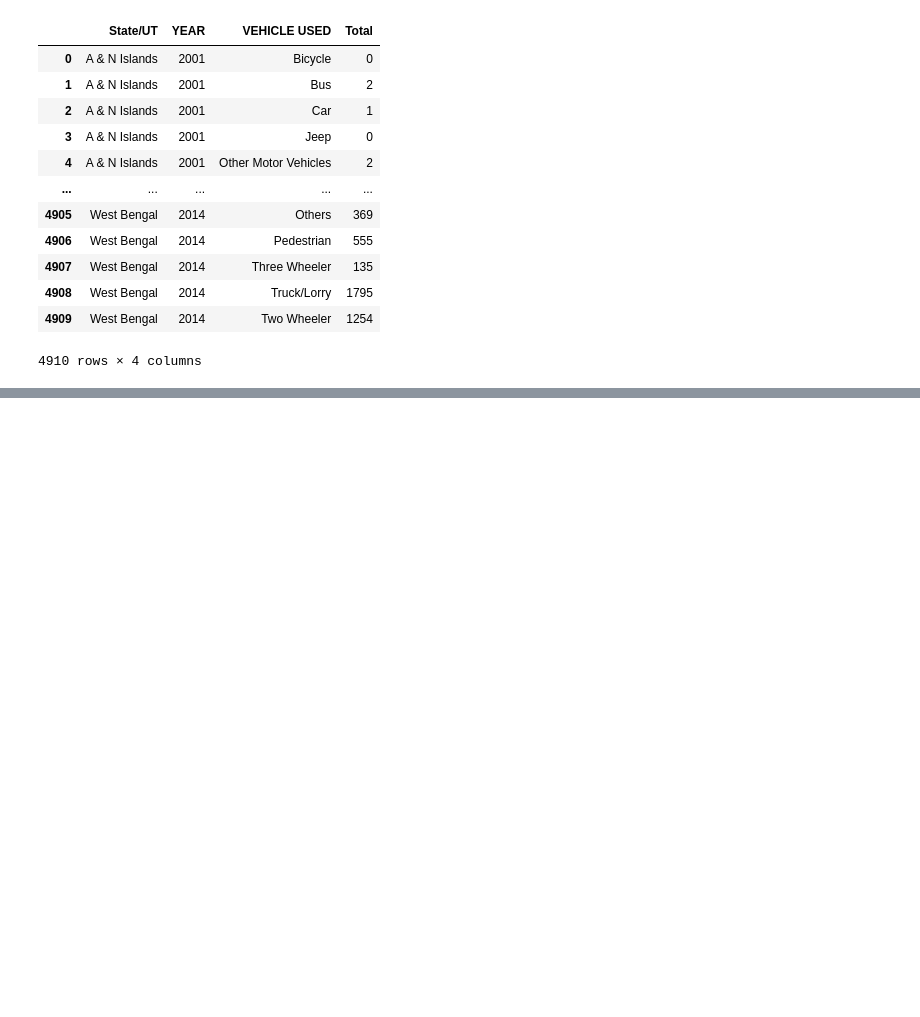
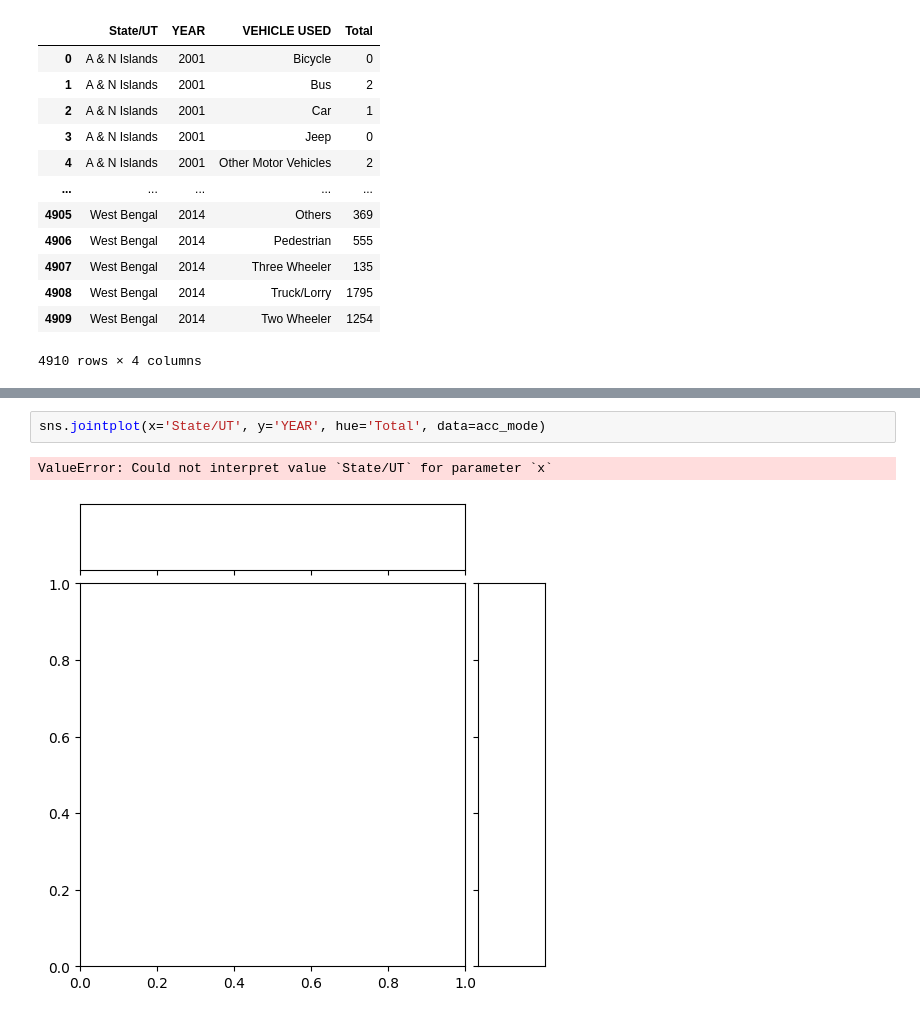
Before and after one commit to janvidixit3344/Accident_ROAD, a Jupyter notebook: analysis1.ipynb, the cells around one changed output, grey strips where cells are left out. Drawn from its saved outputs; the diff is of its cells as text; blank space fills up the shorter version.

```diff
--- a/analysis1.ipynb
+++ b/analysis1.ipynb
@@ -53,0 +67,5 @@ acc_mode
+# %%
+sns.jointplot(x='State/UT', y='YEAR', hue='Total', data=acc_mode)
+# %% [output]
+ValueError: Could not interpret value `State/UT` for parameter `x`
+[figure, added]
```
Also changed, not shown: parts of 5 cells of this notebook, 4 other files.
